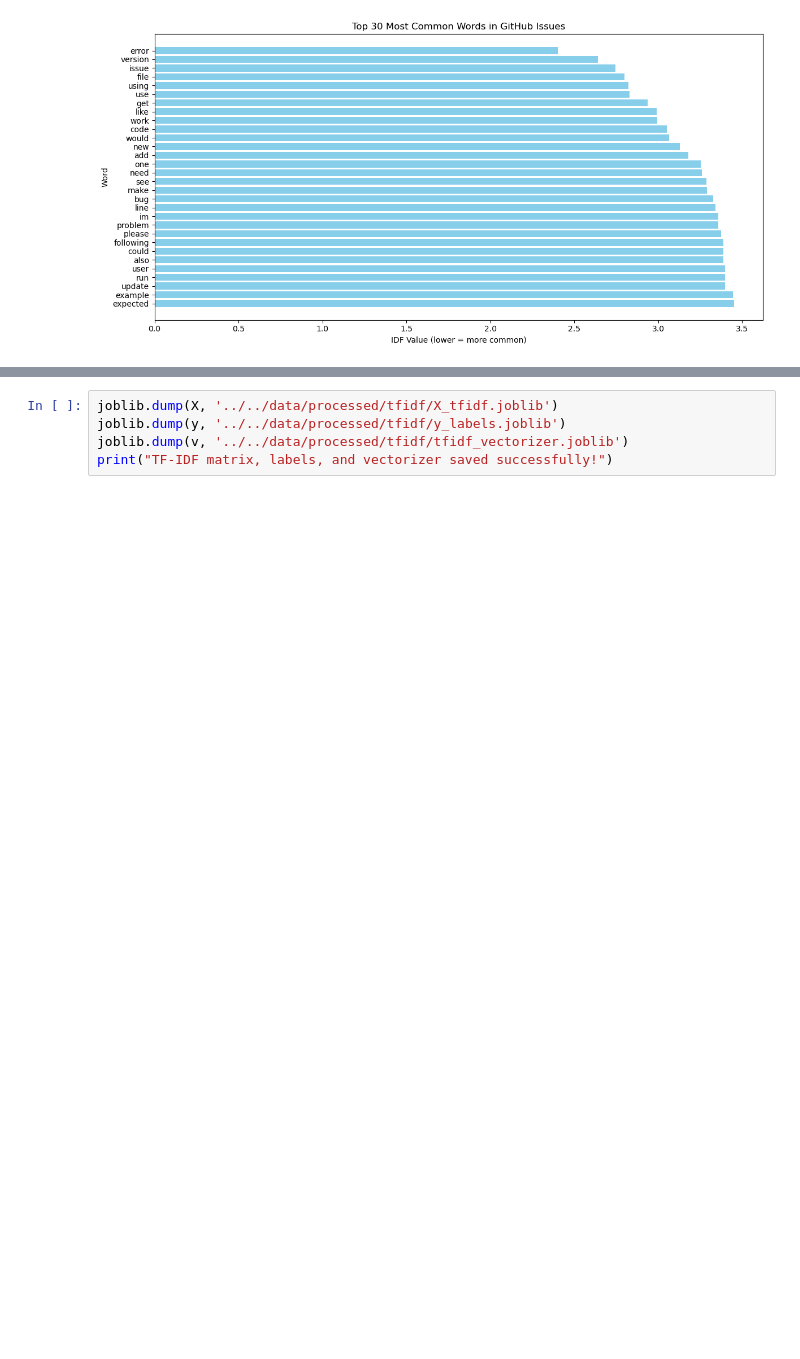
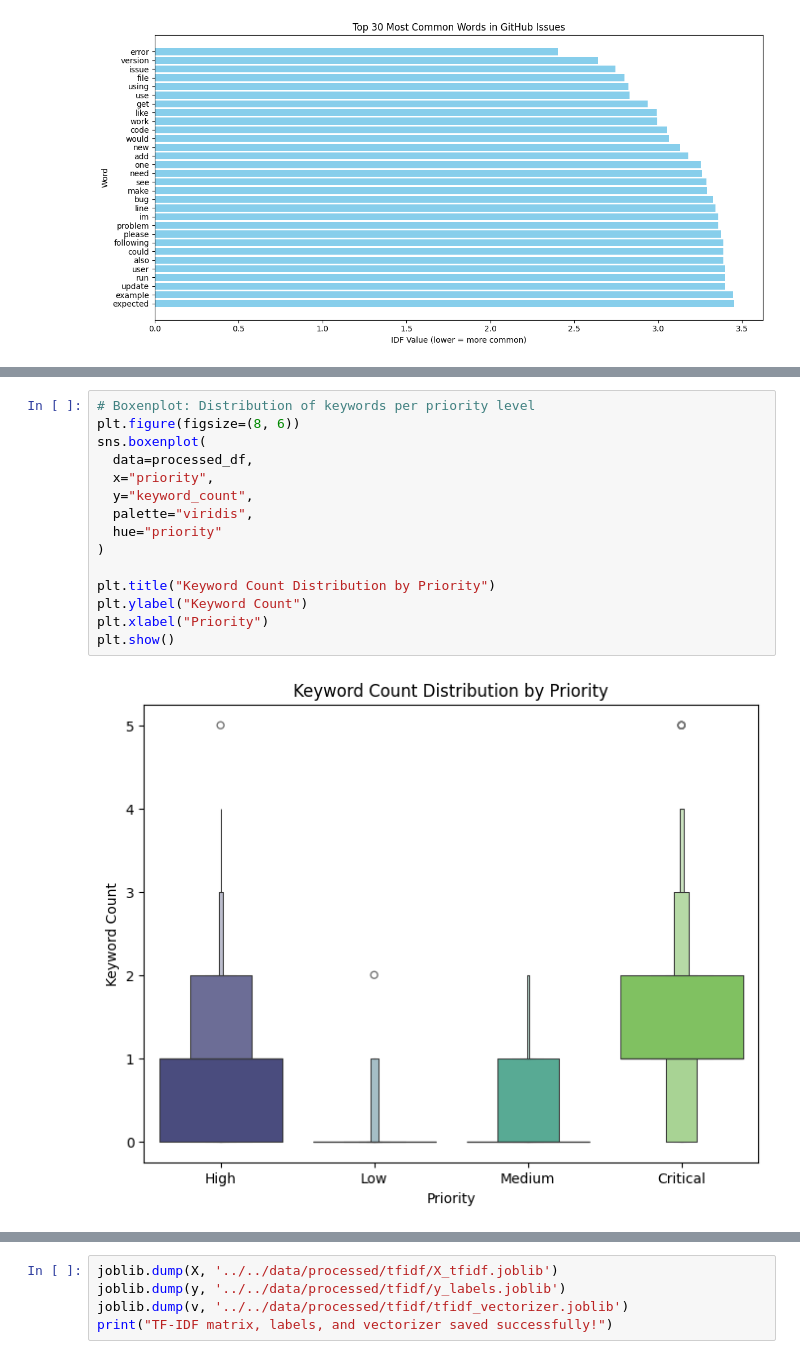
Before and after one commit to erenceh/ml-bug-prediction, a Jupyter notebook: ml/notebooks/01_Exploration_Data_Analysis.ipynb, the cells around one changed output, grey strips where cells are left out. Drawn from its saved outputs; the diff is of its cells as text; blank space fills up the shorter version.

```diff
--- a/ml/notebooks/01_Exploration_Data_Analysis.ipynb
+++ b/ml/notebooks/01_Exploration_Data_Analysis.ipynb
@@ -402,0 +482,17 @@ plt.show()
+# %%
+# Boxenplot: Distribution of keywords per priority level
+plt.figure(figsize=(8, 6))
+sns.boxenplot(
+  data=processed_df,
+  x="priority",
+  y="keyword_count",
+  palette="viridis",
+  hue="priority"
+)
+
+plt.title("Keyword Count Distribution by Priority")
+plt.ylabel("Keyword Count")
+plt.xlabel("Priority")
+plt.show()
+# %% [output]
+[figure, added]
```
Also changed, not shown: parts of 16 cells of this notebook, 2 other files.
